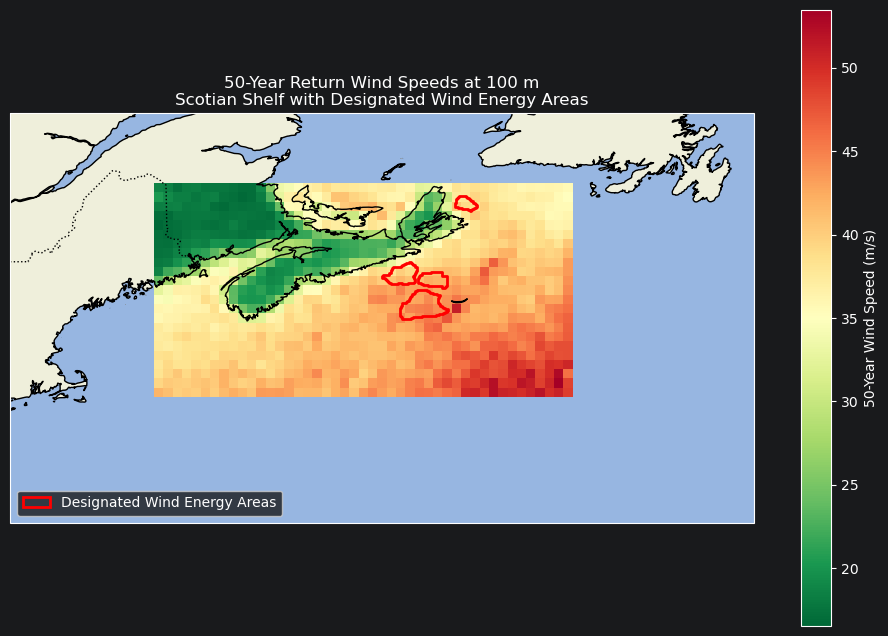
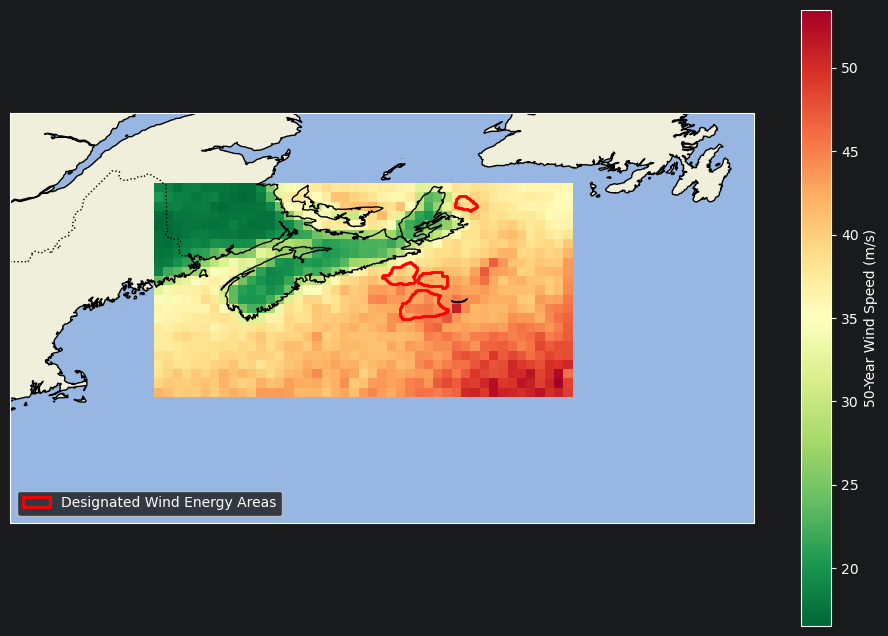
The notebook cell's code change between the first figure and the second:
--- before
+++ after
@@ -70,12 +70,5 @@
 ax.legend(handles=[wea_patch], loc='lower left')
 
-# --------------------------------------------------
-# TITLE
-# --------------------------------------------------
-
-plt.title(
-    '50-Year Return Wind Speeds at 100 m\n'
-    'Scotian Shelf with Designated Wind Energy Areas'
-)
+plt.rcParams['font.family'] = 'Times New Roman'
 
 plt.show()

Commit: Reference Excel File and Checks